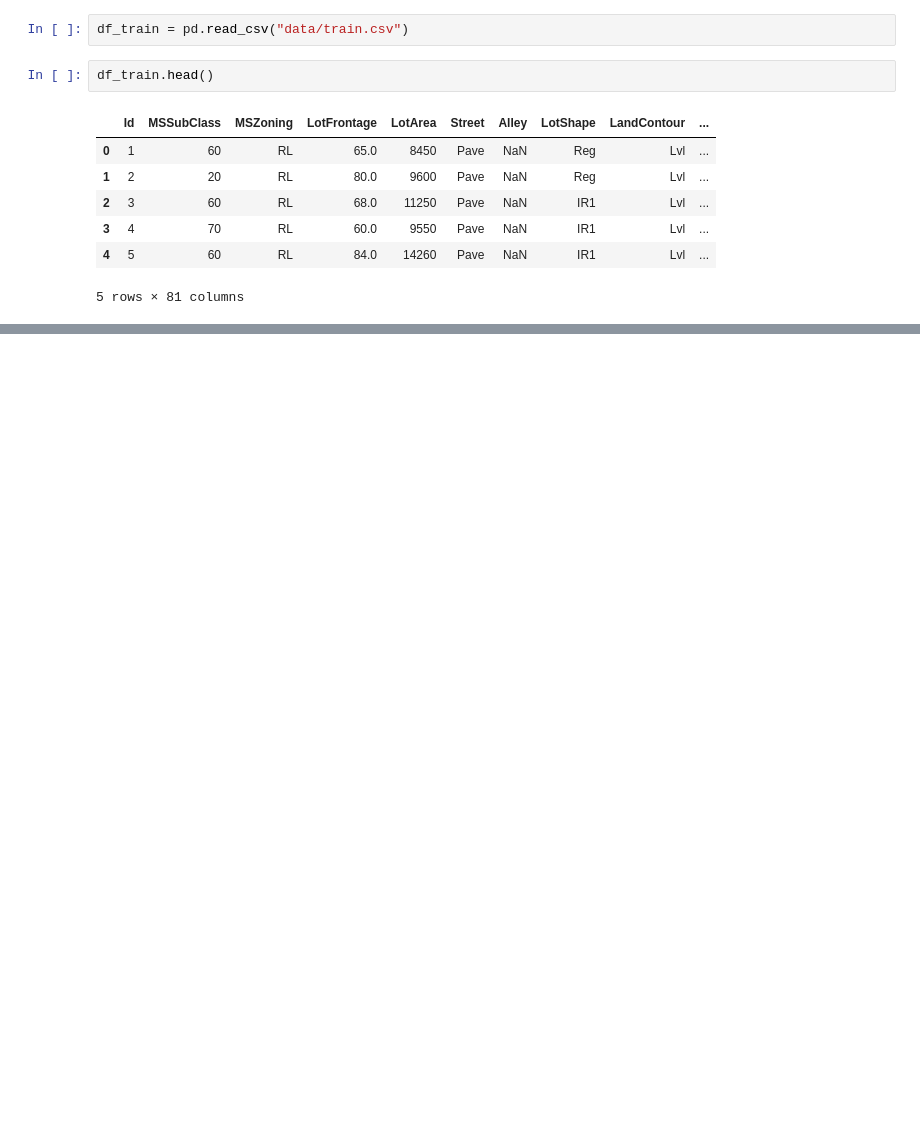
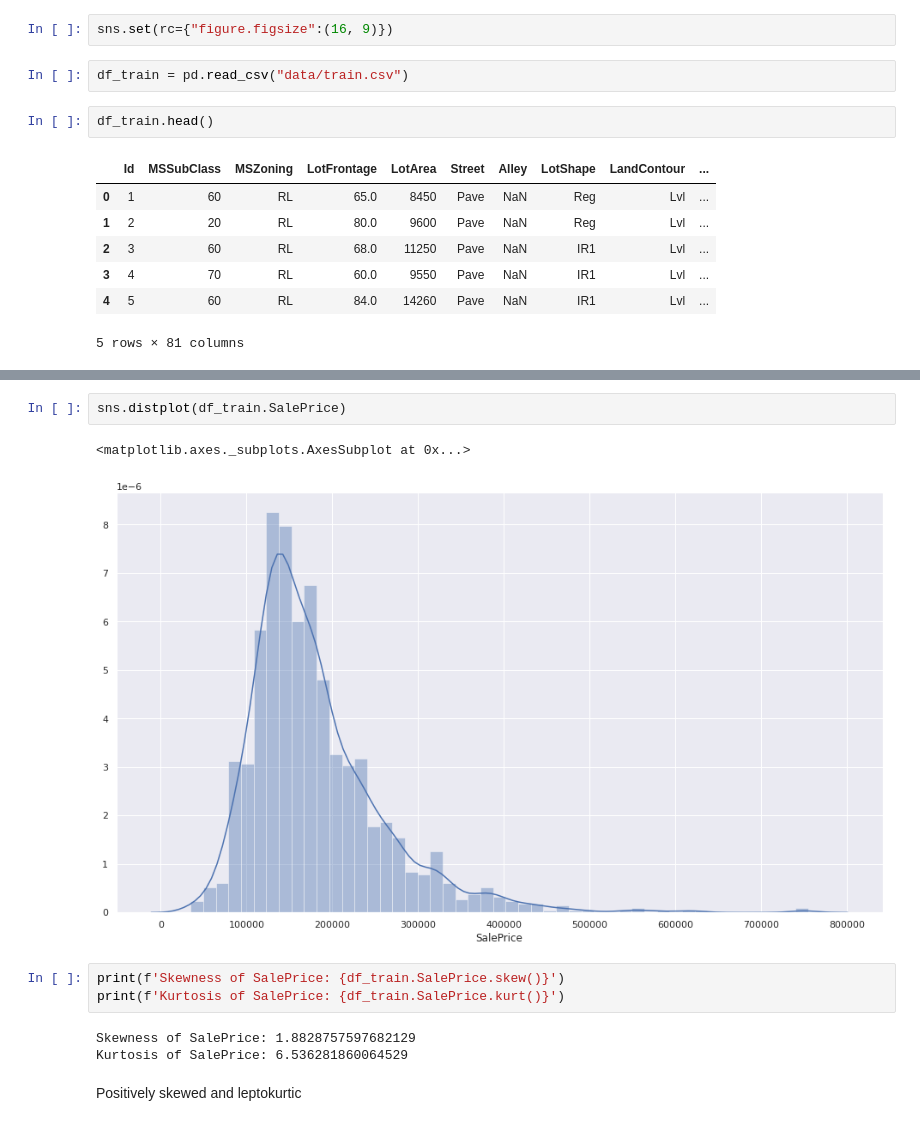
Before and after one commit to snaylix/House-prices-prediction, a Jupyter notebook: 2021-07-17_House-Prices_Prediction.ipynb, the cells around one changed output, grey strips where cells are left out. Cells and saved outputs as stored; diff of their text form; blank space fills up the shorter version.

Commit message:
Examine SalePrice (#2)

```diff
--- a/2021-07-17_House-Prices_Prediction.ipynb
+++ b/2021-07-17_House-Prices_Prediction.ipynb
@@ -11,3 +10,5 @@ ls
+# %%
+sns.set(rc={"figure.figsize":(16, 9)})
 # %%
 df_train = pd.read_csv("data/train.csv")
 # %%
@@ -22,0 +127,13 @@ df_train.head()
+# %%
+sns.distplot(df_train.SalePrice)
+# %% [output]
+<matplotlib.axes._subplots.AxesSubplot at 0x...>
+[figure, added]
+# %%
+print(f'Skewness of SalePrice: {df_train.SalePrice.skew()}')
+print(f'Kurtosis of SalePrice: {df_train.SalePrice.kurt()}')
+# %% [output]
+Skewness of SalePrice: 1.8828757597682129
+Kurtosis of SalePrice: 6.536281860064529
+# %% [markdown]
+Positively skewed and leptokurtic
```
Also changed, not shown: parts of 13 cells of this notebook.
